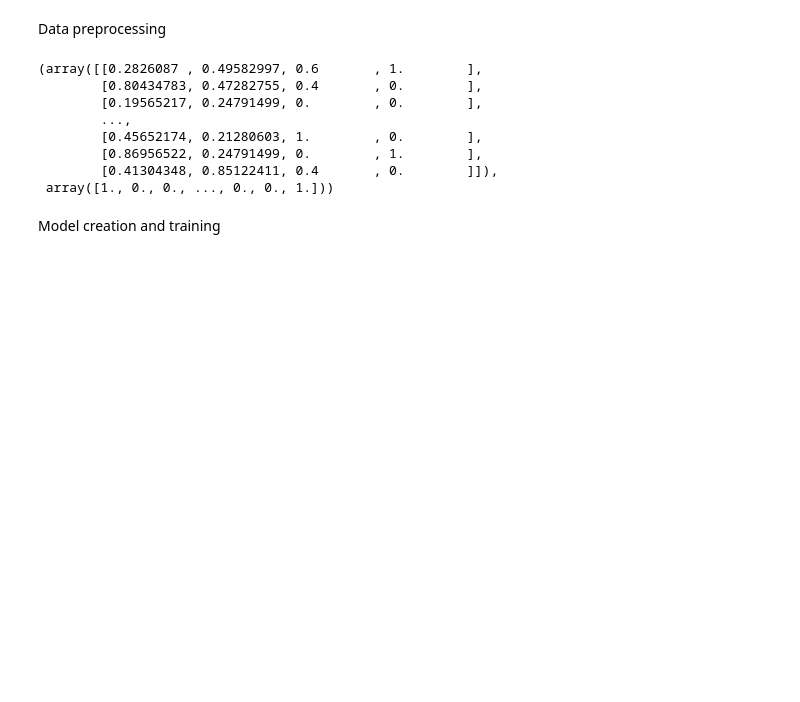
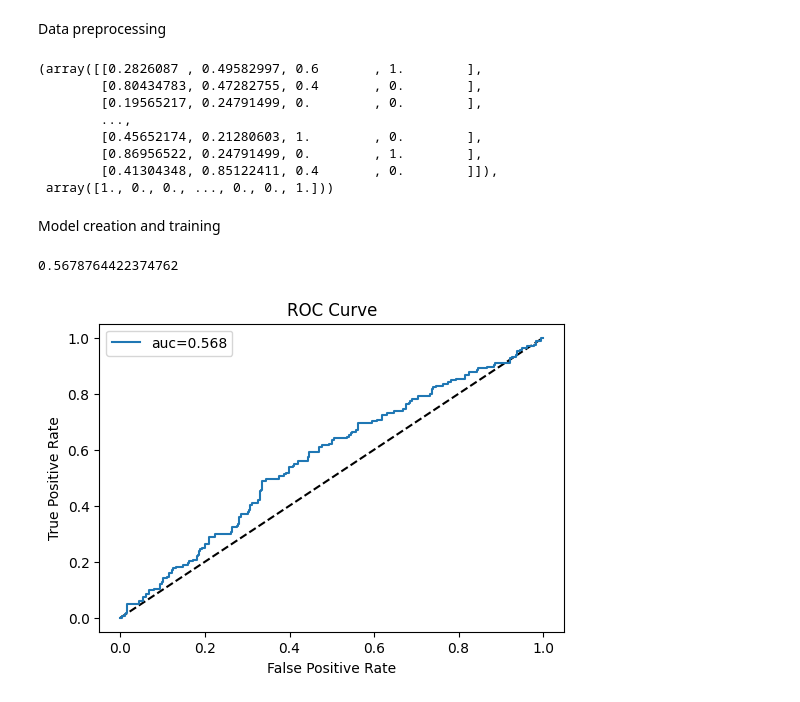
Before and after one commit to csana23/learning, a Jupyter notebook: algo_practice/logistic_regression.ipynb, the cells around one changed output. Saved outputs shown, nothing was run; the diff lists cells and outputs as text; code cells hidden in the pictures; blank space fills up the shorter version.

```diff
--- a/algo_practice/logistic_regression.ipynb
+++ b/algo_practice/logistic_regression.ipynb
@@ -95,7 +95,7 @@ x_train, y_train
 Model creation and training
 # %%
 from sklearn.linear_model import LogisticRegression
-from sklearn.metrics import mean_squared_error, mean_absolute_error, r2_score, accuracy_score, roc_curve
+from sklearn.metrics import mean_squared_error, mean_absolute_error, r2_score, accuracy_score, roc_curve, roc_auc_score
 import mlflow
 import mlflow.sklearn
 from datetime import datetime
@@ -111,36 +111,42 @@ with mlflow.start_run():
     model = LogisticRegression(random_state=16)
 
     model.fit(x_train, y_train)
 
     predicted = model.predict(x_test)
 
     (rmse, mae, r2, accuracy) = eval_metrics(y_test, predicted)
 
     # plot roc curve
-    predicted_proba = model.predict_proba(x_test)
+    predicted_proba = model.predict_proba(x_test)[:,1]
 
-    fpr, tpr, thresholds = roc_curve(y_test, predicted_proba[:,1])
+    fpr, tpr, thresholds = roc_curve(y_test, predicted_proba)
+    auc = roc_auc_score(y_test, predicted_proba)
 
     fig = plt.figure(figsize=(6, 4))
     plt.plot([0, 1], [0, 1], 'k--')
-    plt.plot(fpr, tpr)
+    plt.plot(fpr, tpr, label="auc=" + str(round(auc, 3)))
+    plt.legend(loc="best")
     plt.xlabel('False Positive Rate')
     plt.ylabel('True Positive Rate')
     plt.title('ROC Curve')
     plt.savefig("ROC-Curve.png")
+    print(auc)
 
     now = datetime.now()
     current_time = now.strftime("%Y_%m_%d_%H_%M_%S")
 
     model_name = "logictic_model_" + current_time
 
     mlflow.log_metric("rmse", rmse)
     mlflow.log_metric("r2", r2)
     mlflow.log_metric("mae", mae)
     mlflow.log_metric("accuracy", accuracy)
     mlflow.log_artifact("ROC-Curve.png")
     mlflow.sklearn.log_model(model, model_name)
     mlflow.sklearn.save_model(model, model_name)
+# %% [output]
+0.5678764422374762
+[figure, added]
 # %%
 from sklearn.metrics import roc_curve, roc_auc_score
 predicted_proba = model.predict_proba(x_test)[:,1]
```
Also changed, not shown: parts of 4 cells of this notebook, 51 other files.
